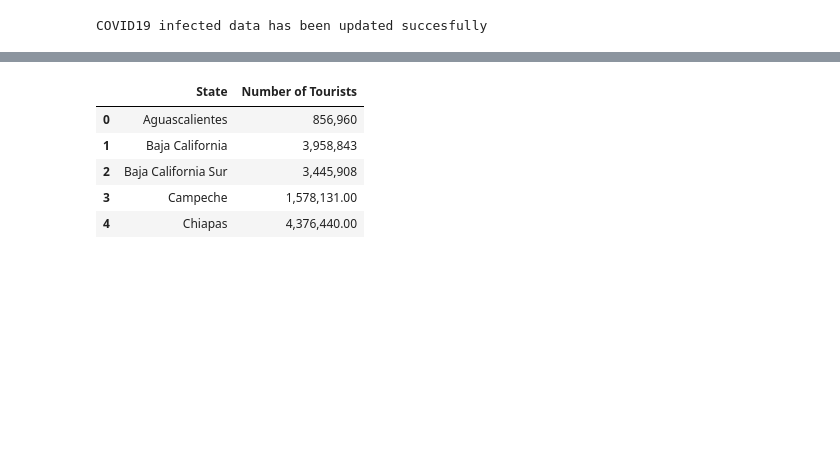
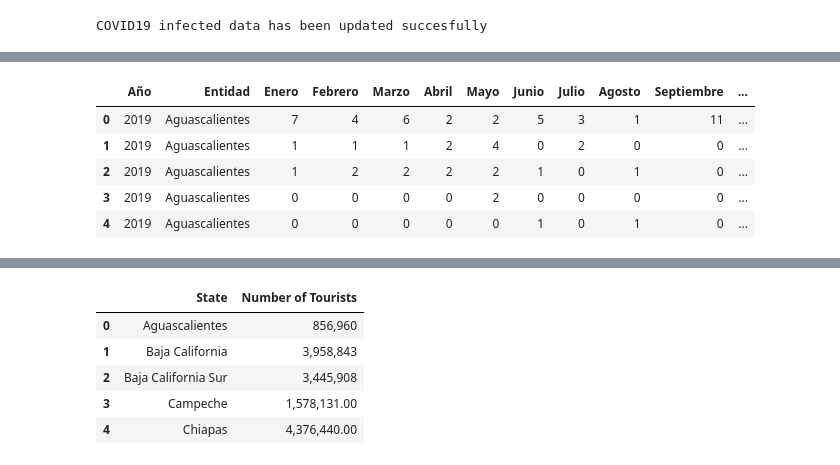
Before and after one commit to robmir22/Project1_Pygmalion, a Jupyter notebook: Project_Pygmalion.ipynb, the cells around one changed output, grey strips where cells are left out. Cells and saved outputs as stored; diff of their text form; code cells hidden in the pictures; blank space fills up the shorter version.

```diff
--- a/Project_Pygmalion.ipynb
+++ b/Project_Pygmalion.ipynb
@@ -125,0 +236,3 @@ COVID19 infected data has been updated succesfully
+# %%
+gobfed = "raw_data/Gobierno_Federal_Incidencia_Delictiva.csv"
+crime_df = pd.read_csv(gobfed)
@@ -125,0 +295,11 @@ COVID19 infected data has been updated succesfully
+# %%
+df2019 = crime_df.loc[crime_df["Año"] == 2019 ]
+# %%
+df2019.head()
+# %% [output]
+|  | Año | Entidad | Enero | Febrero | Marzo | Abril | Mayo | Junio | Julio | Agosto | Septiembre | ... |
+| 0 | 2019 | Aguascalientes | 7 | 4 | 6 | 2 | 2 | 5 | 3 | 1 | 11 | ... |
+| 1 | 2019 | Aguascalientes | 1 | 1 | 1 | 2 | 4 | 0 | 2 | 0 | 0 | ... |
+| 2 | 2019 | Aguascalientes | 1 | 2 | 2 | 2 | 2 | 1 | 0 | 1 | 0 | ... |
+| 3 | 2019 | Aguascalientes | 0 | 0 | 0 | 0 | 2 | 0 | 0 | 0 | 0 | ... |
+| 4 | 2019 | Aguascalientes | 0 | 0 | 0 | 0 | 0 | 1 | 0 | 1 | 0 | ... |
```
Also changed, not shown: parts of 32 cells of this notebook, 5 other files.
